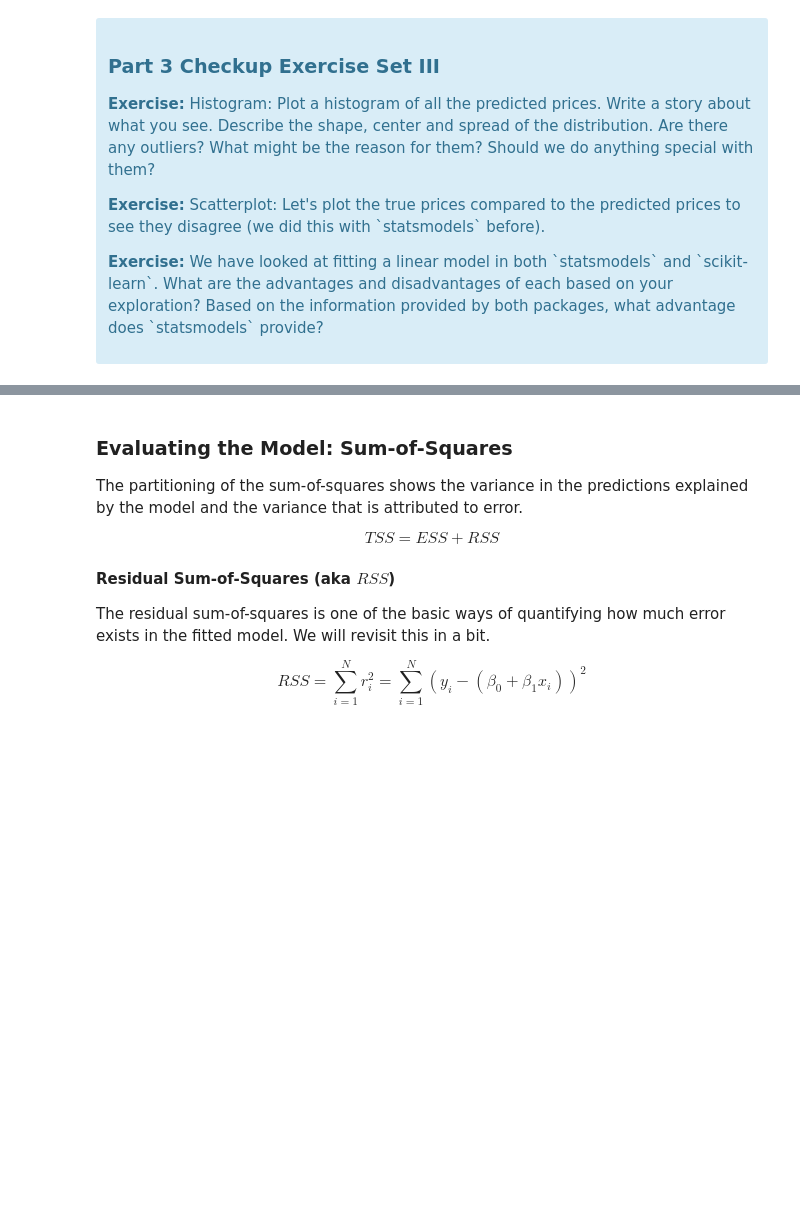
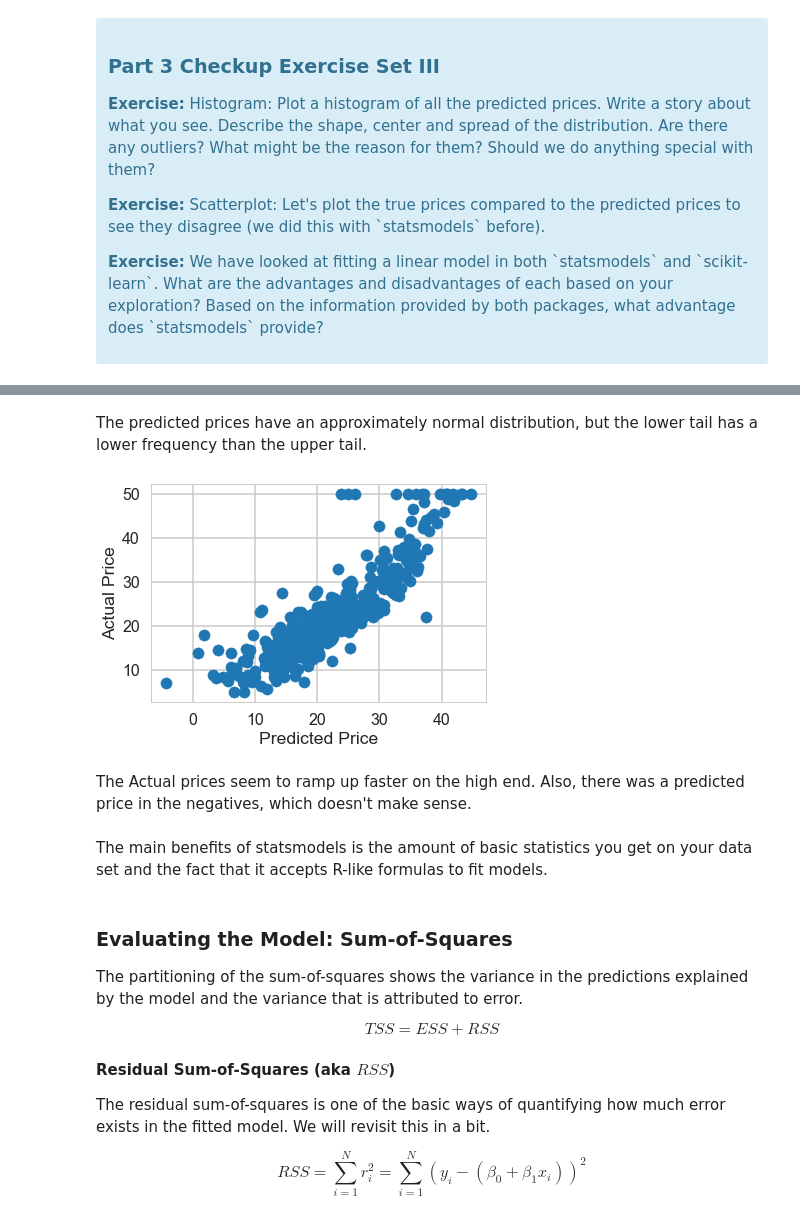
Before and after one commit to twinters01/springboard, a Jupyter notebook: linear_regression/Mini_Project_Linear_Regression.ipynb, the cells around one changed output, grey strips where cells are left out. Cells and saved outputs as stored; diff of their text form; code cells hidden in the pictures; blank space fills up the shorter version.

```diff
--- a/linear_regression/Mini_Project_Linear_Regression.ipynb
+++ b/linear_regression/Mini_Project_Linear_Regression.ipynb
@@ -569,3 +616,16 @@ lm.predict(X)[0:5]
+# %% [markdown]
+The predicted prices have an approximately normal distribution, but the lower tail has a lower frequency than the upper tail.
+# %%
+plt.scatter(lm.predict(X),bos.PRICE)
+plt.xlabel('Predicted Price')
+plt.ylabel('Actual Price')
+plt.show()
+# %% [output]
+[figure, added]
+# %% [markdown]
+The Actual prices seem to ramp up faster on the high end. Also, there was a predicted price in the negatives, which doesn't make sense.
+# %% [markdown]
+The main benefits of statsmodels is the amount of basic statistics you get on your data set and the fact that it accepts R-like formulas to fit models.
 # %% [markdown]
 ### Evaluating the Model: Sum-of-Squares
 
```
Also changed, not shown: parts of 28 cells of this notebook.
